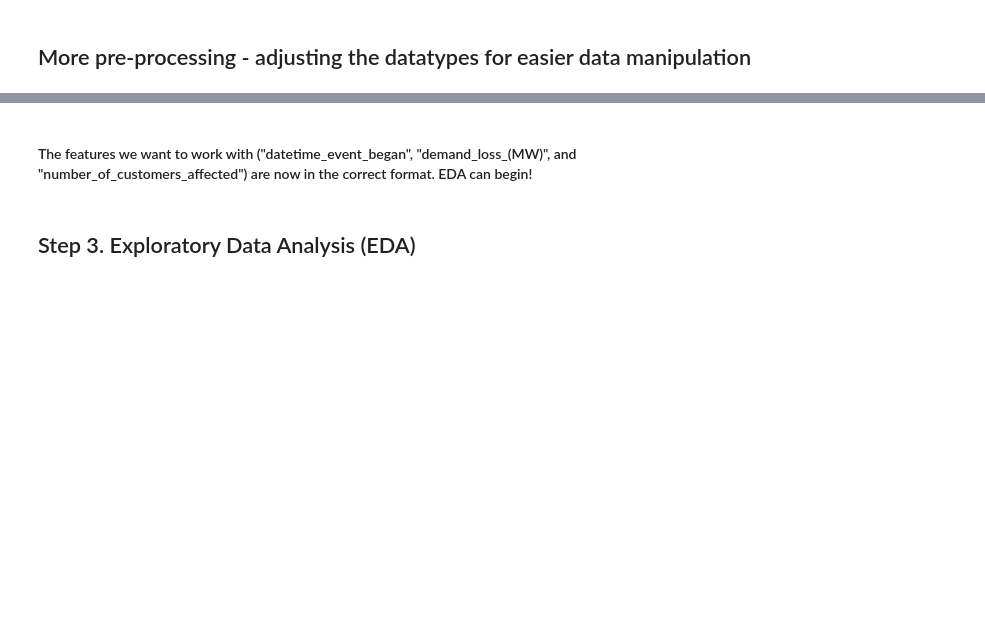
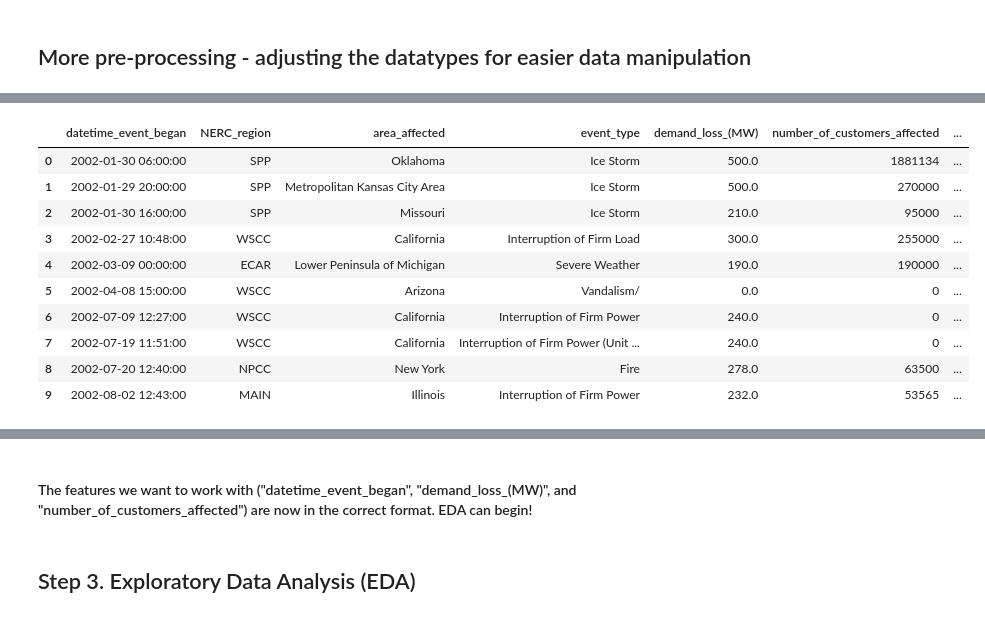
Before and after one commit to Meg-Guidry/maven_power_outage_challenge, a Jupyter notebook: Maven_Power_Outage_Challenge_Notebook.ipynb, the cells around one changed output, grey strips where cells are left out. Drawn from its saved outputs; the diff is of its cells as text; code cells hidden in the pictures; blank space fills up the shorter version.

```diff
--- a/Maven_Power_Outage_Challenge_Notebook.ipynb
+++ b/Maven_Power_Outage_Challenge_Notebook.ipynb
@@ -682,4 +627,7 @@ for sheet in list(range(2015,2024,1)):
     if len(old_col) > 7: #Drop all additional columns
         for x in range(7,len(old_col),1):
             DF_dict["{0}".format(sheet)] = DF_dict["{0}".format(sheet)].drop(old_col[x], axis=1)
+# %%
+for sheet in list(range(2015, 2024, 1)):
+    DF_dict["{0}".format(sheet)]["datetime_of_restoration_cleaned"] = DF_dict["{0}".format(sheet)]["datetime_of_restoration"].apply(standardise_date_format)
 # %%
@@ -701,7 +697,7 @@ disturbances
 ## Convert the columns "Datetime_event_began" and "Datetime_of_restoration" to a datetime datatype:
 
 disturbances["datetime_event_began"] = pd.to_datetime(disturbances["datetime_event_began"], format= "%Y-%m-%d %H:%M:%S", utc=True)
-#disturbances["datetime_of_restoration"] = pd.to_datetime(disturbances["datetime_of_restoration"], format= "%Y-%m-%d %H:%M:%S", utc=True)
+disturbances["datetime_event_began"] = disturbances["datetime_event_began"].dt.tz_localize(None)
 # %%
 # The column "number_of_customers_affected" is currently a string, lets try converting this to an int.
 
@@ -715,6 +720,9 @@ for ind, row in disturbances.iterrows():
 
 disturbances['number_of_customers_affected'] = disturbances['number_of_customers_affected'].fillna(0).astype(int)
 disturbances['number_of_customers_affected'] = disturbances['number_of_customers_affected'].astype(str).astype(int)
+# %%
+# Remove problematic row:
+disturbances.drop(axis = 0, index=1357, inplace=True)
 # %%
 disturbances['demand_loss_(MW)'].iloc[742] = "0"  # Original value = "datetime(2011, 6, 8, 0, 0)"
 
@@ -800,0 +830,16 @@ disturbances.info()
+# %%
+disturbances["outage_duration"] = disturbances["datetime_of_restoration_cleaned"] - disturbances["datetime_event_began"]
+# %%
+disturbances.head(10)
+# %% [output]
+|  | datetime_event_began | NERC_region | area_affected | event_type | demand_loss_(MW) | number_of_customers_affected | ... |
+| 0 | 2002-01-30 06:00:00 | SPP | Oklahoma | Ice Storm | 500.0 | 1881134 | ... |
+| 1 | 2002-01-29 20:00:00 | SPP | Metropolitan Kansas City Area | Ice Storm | 500.0 | 270000 | ... |
+| 2 | 2002-01-30 16:00:00 | SPP | Missouri | Ice Storm | 210.0 | 95000 | ... |
+| 3 | 2002-02-27 10:48:00 | WSCC | California | Interruption of Firm Load | 300.0 | 255000 | ... |
+| 4 | 2002-03-09 00:00:00 | ECAR | Lower Peninsula of Michigan | Severe Weather | 190.0 | 190000 | ... |
+| 5 | 2002-04-08 15:00:00 | WSCC | Arizona | Vandalism/ | 0.0 | 0 | ... |
+| 6 | 2002-07-09 12:27:00 | WSCC | California | Interruption of Firm Power | 240.0 | 0 | ... |
+| 7 | 2002-07-19 11:51:00 | WSCC | California | Interruption of Firm Power (Unit ... | 240.0 | 0 | ... |
+| 8 | 2002-07-20 12:40:00 | NPCC | New York | Fire | 278.0 | 63500 | ... |
+| 9 | 2002-08-02 12:43:00 | MAIN | Illinois | Interruption of Firm Power | 232.0 | 53565 | ... |
```
Also changed, not shown: parts of 33 cells of this notebook, 2 other files.
